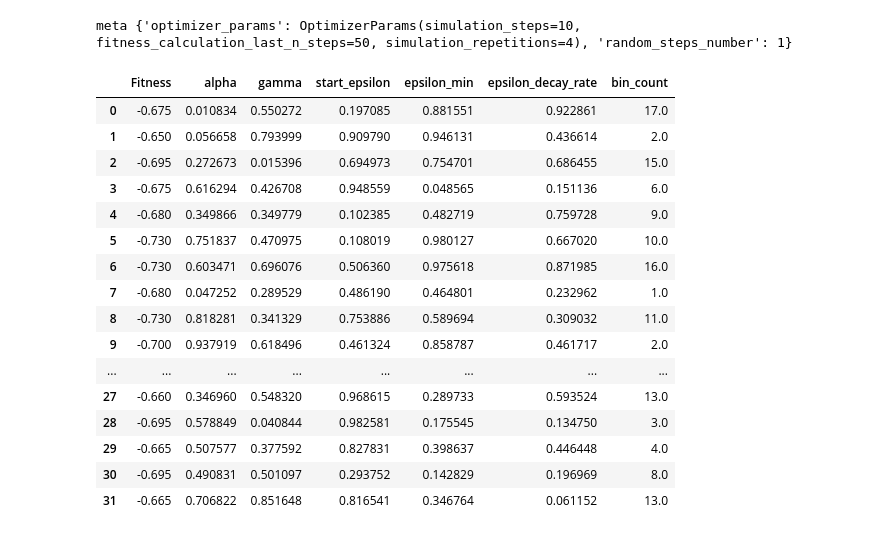
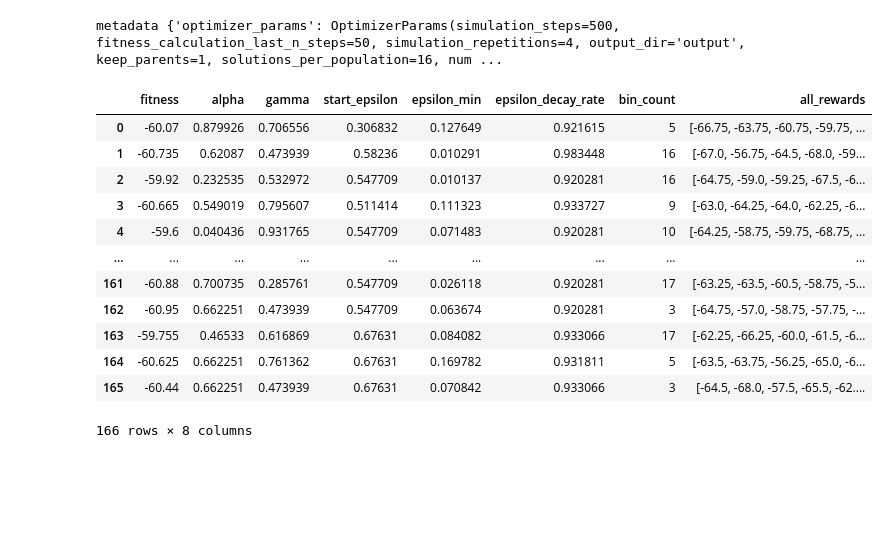
Before and after one commit to michalskorek/cityflow-iwisum-project, a Jupyter notebook: show_results.ipynb, the cells around one changed output. Saved outputs shown, nothing was run; the diff lists cells and outputs as text; code cells hidden in the pictures; blank space fills up the shorter version.

Commit message:
genetic optimizer

```diff
--- a/show_results.ipynb
+++ b/show_results.ipynb
@@ -11,29 +8,28 @@ please provide us feedback at https://github.com/pandas-dev/pandas/issues/54466
 # %%
-filename = "output/genetic_optimizer_results_9c80a.hdf5"
+filename = """
+output/ga_results_01_23_00_03_14.hdf5
+""".strip()
 
 with pd.HDFStore(filename) as store:
-    data = store["dataframe"]
-    # metadata = store.get_storer("dataframe").attrs.metadata
+    dataframe = store["dataframe"]
+    metadata = store.get_storer("dataframe").attrs.metadata
 
+dataframe["all_rewards"] = dataframe["all_rewards"].apply(lambda x: ast.literal_eval(x))
 
-print(f"meta {metadata}")
-data
+print(f"metadata {metadata}")
+dataframe
 # %% [output]
-meta {'optimizer_params': OptimizerParams(simulation_steps=10, fitness_calculation_last_n_steps=50, simulation_repetitions=4), 'random_steps_number': 1}
+metadata {'optimizer_params': OptimizerParams(simulation_steps=500, fitness_calculation_last_n_steps=50, simulation_repetitions=4, output_dir='output', keep_parents=1, solutions_per_population=16, num ...
-|  | Fitness | alpha | gamma | start_epsilon | epsilon_min | epsilon_decay_rate | bin_count |
-| 0 | -0.675 | 0.010834 | 0.550272 | 0.197085 | 0.881551 | 0.922861 | 17.0 |
-| 1 | -0.650 | 0.056658 | 0.793999 | 0.909790 | 0.946131 | 0.436614 | 2.0 |
-| 2 | -0.695 | 0.272673 | 0.015396 | 0.694973 | 0.754701 | 0.686455 | 15.0 |
-| 3 | -0.675 | 0.616294 | 0.426708 | 0.948559 | 0.048565 | 0.151136 | 6.0 |
-| 4 | -0.680 | 0.349866 | 0.349779 | 0.102385 | 0.482719 | 0.759728 | 9.0 |
-| 5 | -0.730 | 0.751837 | 0.470975 | 0.108019 | 0.980127 | 0.667020 | 10.0 |
-| 6 | -0.730 | 0.603471 | 0.696076 | 0.506360 | 0.975618 | 0.871985 | 16.0 |
-| 7 | -0.680 | 0.047252 | 0.289529 | 0.486190 | 0.464801 | 0.232962 | 1.0 |
-| 8 | -0.730 | 0.818281 | 0.341329 | 0.753886 | 0.589694 | 0.309032 | 11.0 |
-| 9 | -0.700 | 0.937919 | 0.618496 | 0.461324 | 0.858787 | 0.461717 | 2.0 |
-| ... | ... | ... | ... | ... | ... | ... | ... |
-| 27 | -0.660 | 0.346960 | 0.548320 | 0.968615 | 0.289733 | 0.593524 | 13.0 |
-| 28 | -0.695 | 0.578849 | 0.040844 | 0.982581 | 0.175545 | 0.134750 | 3.0 |
-| 29 | -0.665 | 0.507577 | 0.377592 | 0.827831 | 0.398637 | 0.446448 | 4.0 |
-| 30 | -0.695 | 0.490831 | 0.501097 | 0.293752 | 0.142829 | 0.196969 | 8.0 |
-| 31 | -0.665 | 0.706822 | 0.851648 | 0.816541 | 0.346764 | 0.061152 | 13.0 |
+|  | fitness | alpha | gamma | start_epsilon | epsilon_min | epsilon_decay_rate | bin_count | all_rewards |
+| 0 | -60.07 | 0.879926 | 0.706556 | 0.306832 | 0.127649 | 0.921615 | 5 | [-66.75, -63.75, -60.75, -59.75, ... |
+| 1 | -60.735 | 0.62087 | 0.473939 | 0.58236 | 0.010291 | 0.983448 | 16 | [-67.0, -56.75, -64.5, -68.0, -59... |
+| 2 | -59.92 | 0.232535 | 0.532972 | 0.547709 | 0.010137 | 0.920281 | 16 | [-64.75, -59.0, -59.25, -67.5, -6... |
+| 3 | -60.665 | 0.549019 | 0.795607 | 0.511414 | 0.111323 | 0.933727 | 9 | [-63.0, -64.25, -64.0, -62.25, -6... |
+| 4 | -59.6 | 0.040436 | 0.931765 | 0.547709 | 0.071483 | 0.920281 | 10 | [-64.25, -58.75, -59.75, -68.75, ... |
+| ... | ... | ... | ... | ... | ... | ... | ... | ... |
+| 161 | -60.88 | 0.700735 | 0.285761 | 0.547709 | 0.026118 | 0.920281 | 17 | [-63.25, -63.5, -60.5, -58.75, -5... |
+| 162 | -60.95 | 0.662251 | 0.473939 | 0.547709 | 0.063674 | 0.920281 | 3 | [-64.75, -57.0, -58.75, -57.75, -... |
+| 163 | -59.755 | 0.46533 | 0.616869 | 0.67631 | 0.084082 | 0.933066 | 17 | [-62.25, -66.25, -60.0, -61.5, -6... |
+| 164 | -60.625 | 0.662251 | 0.761362 | 0.67631 | 0.169782 | 0.931811 | 5 | [-63.5, -63.75, -56.25, -65.0, -6... |
+| 165 | -60.44 | 0.662251 | 0.473939 | 0.67631 | 0.070842 | 0.933066 | 3 | [-64.5, -68.0, -57.5, -65.5, -62.... |
+166 rows × 8 columns
```
Also changed, not shown: parts of 8 cells of this notebook, 8 other files.
